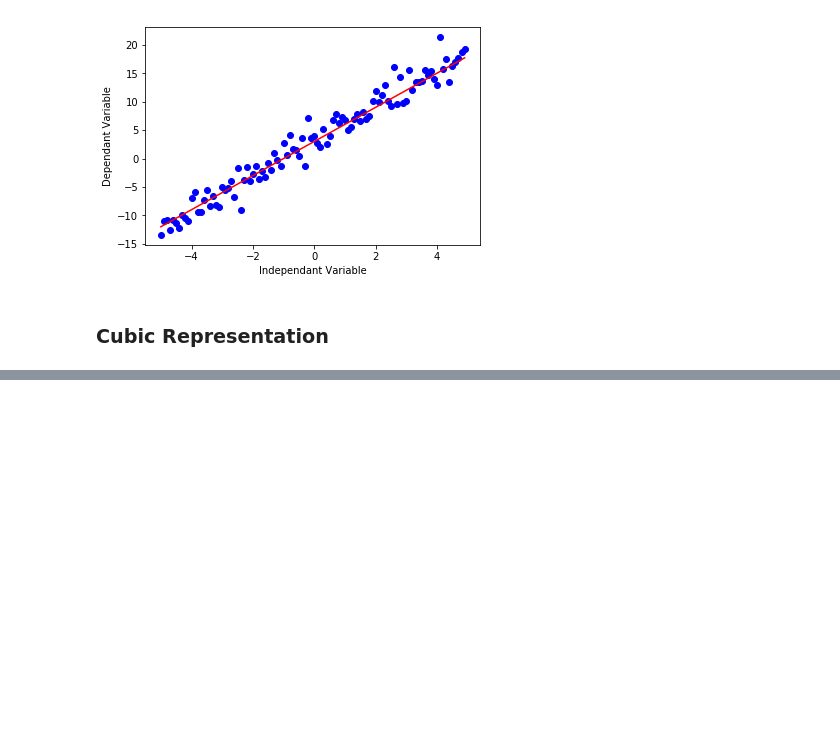
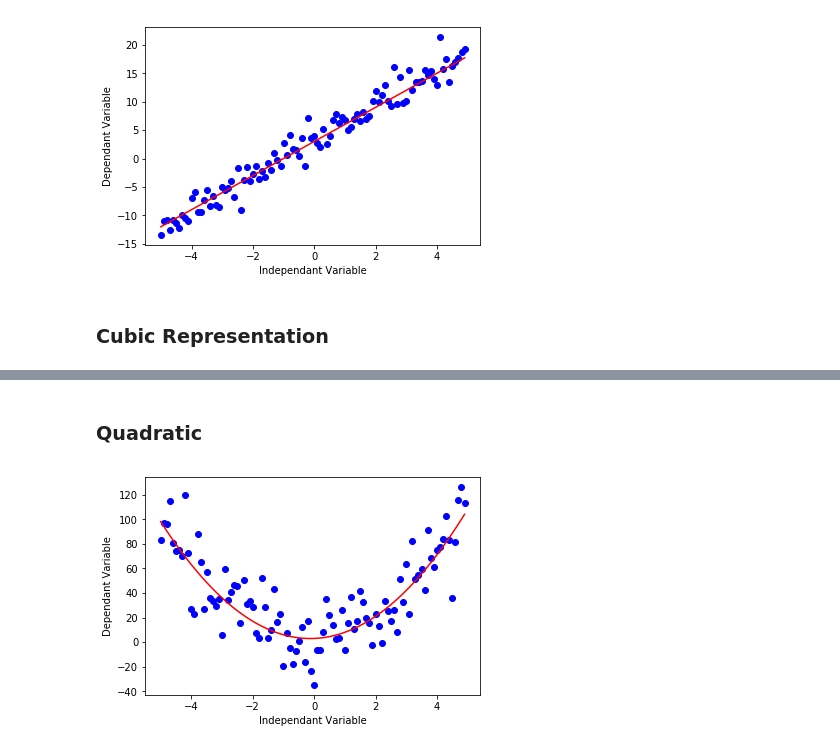
Before and after one commit to infiniteoverflow/Regressions, a Jupyter notebook: Regressions.ipynb, the cells around one changed output, grey strips where cells are left out. Cells and saved outputs as stored; diff of their text form; code cells hidden in the pictures; blank space fills up the shorter version.

```diff
--- a/Regressions.ipynb
+++ b/Regressions.ipynb
@@ -427,0 +435,20 @@ plt.plot(x,y,'-r')
+# %% [markdown]
+### Quadratic
+# %%
+x = np.arange(-5.0,5.0,0.1)
+
+y = 4*(x**2)+1*x+3
+
+y_noise = 20*np.random.normal(size=x.size)
+
+y_data = y+y_noise
+
+plt.scatter(x,y_data,color='blue')
+plt.plot(x,y,'-r')
+
+plt.xlabel('Independant Variable')
+plt.ylabel('Dependant Variable')
+
+plt.show()
+# %% [output]
+[figure, added]
```
Also changed, not shown: parts of 3 cells of this notebook.
